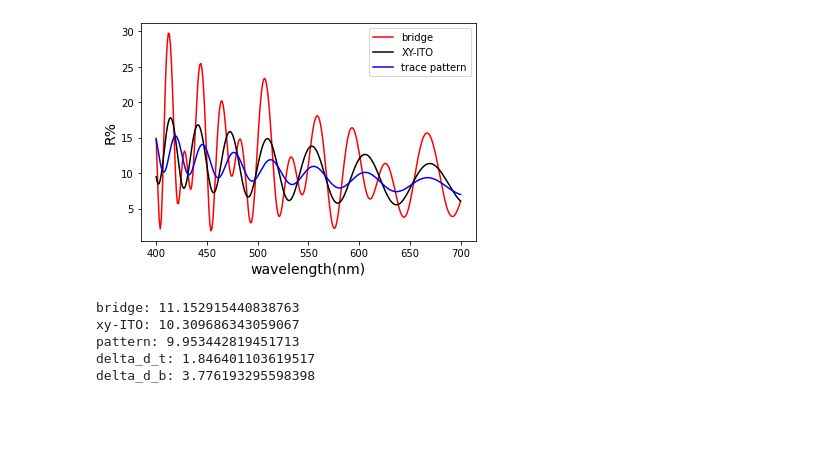
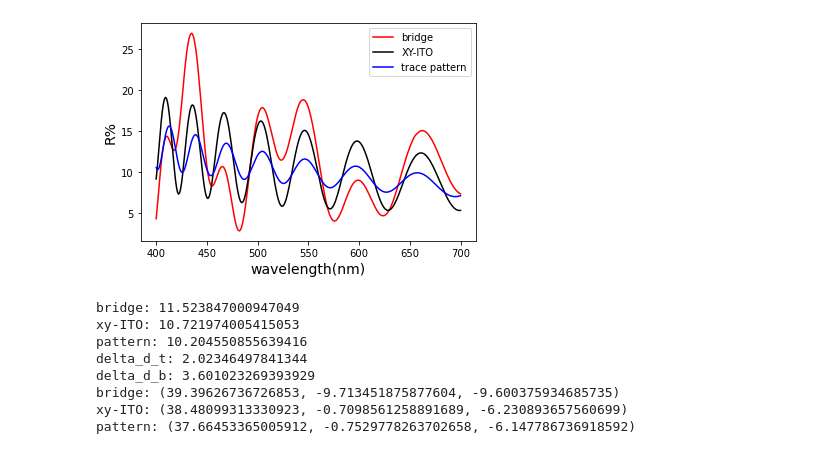
Before and after one commit to Yoway1994/ThinFilm, a Jupyter notebook: LENS_rev2_simulation.ipynb, the cells around one changed output. Drawn from its saved outputs; the diff is of its cells as text; code cells hidden in the pictures; blank space fills up the shorter version.

Commit message:
2020-07-17 color matching simulation

```diff
--- a/LENS_rev2_simulation.ipynb
+++ b/LENS_rev2_simulation.ipynb
@@ -1,4 +1,5 @@
 # %%
+import CIE
 import numpy as np
 import pandas as pd
 import thinfilm as tm
@@ -10,21 +11,27 @@ sodalime = ml.open_material('sodalime', 'Material')
 SiO2 = ml.open_material('SiO2_LENS', 'Sellmeier')
 SiN = ml.open_material('SiN_LENS', 'Sellmeier')
 ITO = ml.open_material('ITO_LENS', 'Sellmeier')
-OC = ml.open_material('OC_HRI_LENS', 'Material')
+HOC = ml.open_material('OC_HRI_LENS', 'Material')
+OC = ml.open_material('OC_LENS', 'Material')
 
 wl = np.linspace(400, 700, 301)
 
 hypo_bri = lambda th: tm.Design(
-    [air,SiN, SiO2,  OC, ITO, OC, ITO, SiO2, SiN, sodalime],
-    [None, th[0], th[1], th[2], th[3], 1200, 55, th[4], th[5], None]
+    [air,  SiN,SiO2, HOC, ITO, OC, ITO, SiO2, SiN, sodalime],
+    [None, th[0], th[1], th[2]-1200, th[3], 1200, 20, th[4], th[5], None]
+).reflectance(wl)
+
+hypo_bri2 = lambda th: tm.Design(
+    [air,  SiN, SiO2, HOC, ITO, OC, ITO, SiO2, SiN, sodalime],
+    [None, th[0], th[1], th[2], th[3], 1200, 20, th[4], th[5], None]
 ).reflectance(wl)
 
 hypo_dia = lambda th: tm.Design(
-    [air,SiN, SiO2,  OC, ITO, SiO2, SiN, sodalime],
+    [air,  SiN, SiO2,HOC, ITO, SiO2, SiN, sodalime],
     [None, th[0], th[1], th[2], th[3], th[4], th[5], None]
 ).reflectance(wl)
 
 hypo_tra = lambda th: tm.Design(
-    [air, SiN, SiO2,  OC,SiO2, SiN, sodalime],
+    [air,   SiN, SiO2,HOC,SiO2, SiN, sodalime],
     [None, th[0], th[1], th[2], th[4], th[5], None]
 ).reflectance(wl)
@@ -33,24 +38,39 @@ f1 = [28.2594266,20.,1840.17816855,27.16582897,35.30283345,8.69928171]
+# %%
+m1 = [27.55518851,9.28833535,1824.14320373,31.18399857,32.39091331,9.02913602]
+m2 = [0,0,1824.14320373,31.18399857,32.39091331,9.02913602]
+m3 = [0,0,0,31.18399857,32.39091331,9.02913602]
 # %%
-tk = f1
+tk = m1
 
 plt.plot(wl, 100*hypo_bri(tk), '-r', label = 'bridge')
 plt.plot(wl, 100*hypo_dia(tk), '-k', label = 'XY-ITO')
 plt.plot(wl, 100*hypo_tra(tk), '-b', label = 'trace pattern')
 plt.xlabel('wavelength(nm)', fontsize = 14)
 plt.ylabel('R%', fontsize = 14)
 plt.legend(loc = 'best')
-plt.savefig('LENS_rev2_simulation')
+#plt.savefig('LENS_rev2_simulation')
+#plt.savefig('LENS_rev2_simulation2')
+#plt.savefig('LENS_rev2_simulation3')
 plt.show()
 
 print('bridge:',100*np.mean(hypo_bri(tk)))
 print('xy-ITO:',100*np.mean(hypo_dia(tk)))
 print('pattern:',100*np.mean(hypo_tra(tk)))
 print('delta_d_t:',np.mean(abs(100*hypo_tra(tk)-100*hypo_dia(tk))))
 print('delta_d_b:',np.mean(abs(100*hypo_bri(tk)-100*hypo_dia(tk))))
+#print('bridge:',116*np.cbrt(sum(hypo_bri(tk)*L)/sum(L))-16)
+#print('xy-ITO:',116*np.cbrt(sum(hypo_dia(tk)*L)/sum(L))-16)
+#print('pattern:',116*np.cbrt(sum(hypo_tra(tk)*L)/sum(L))-16)
+print('bridge:',CIE.Lab(hypo_bri(tk)))
+print('xy-ITO:',CIE.Lab(hypo_dia(tk)))
+print('pattern:',CIE.Lab(hypo_tra(tk)))
 # %% [output]
-[figure, old version]
+[figure, new version]
-bridge: 11.152915440838763
-xy-ITO: 10.309686343059067
-pattern: 9.953442819451713
-delta_d_t: 1.846401103619517
-delta_d_b: 3.776193295598398
+bridge: 11.523847000947049
+xy-ITO: 10.721974005415053
+pattern: 10.204550855639416
+delta_d_t: 2.02346497841344
+delta_d_b: 3.601023269393929
+bridge: (39.39626736726853, -9.713451875877604, -9.600375934685735)
+xy-ITO: (38.48099313330923, -0.7098561258891689, -6.230893657560699)
+pattern: (37.66453365005912, -0.7529778263702658, -6.147786736918592)
```
Also changed, not shown: parts of 3 cells of this notebook, 44 other files.
